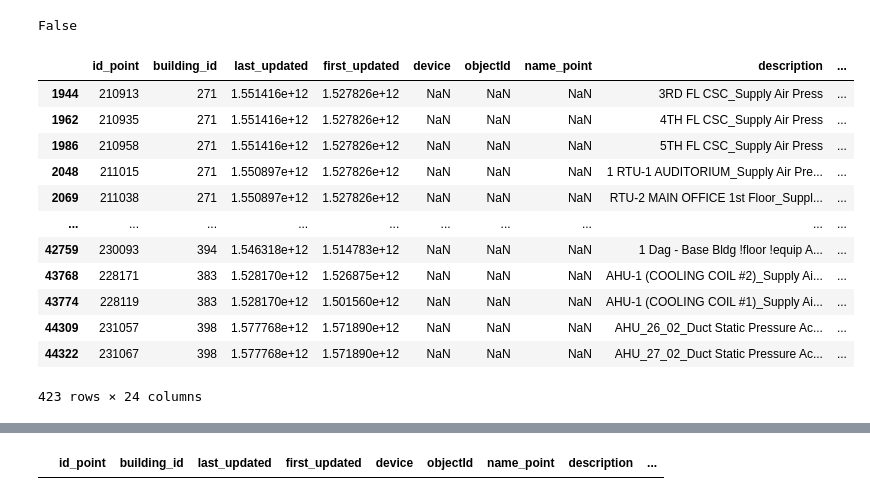
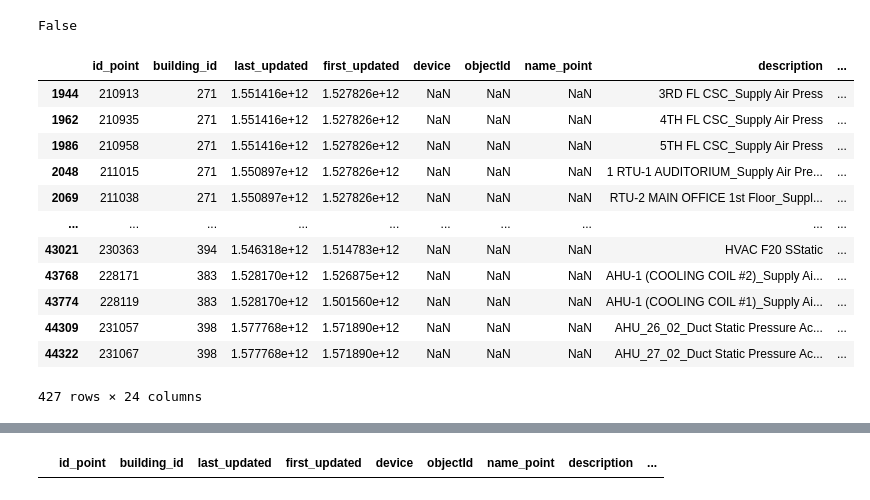
Before and after one commit to PengkunLiu/RTEM_CMU, a Jupyter notebook: RTEM Jupyter Notebook/data-analysis.ipynb, the cells around one changed output, grey strips where cells are left out. Drawn from its saved outputs; the diff is of its cells as text; code cells hidden in the pictures.

```diff
--- a/RTEM Jupyter Notebook/data-analysis.ipynb
+++ b/RTEM Jupyter Notebook/data-analysis.ipynb
@@ -80,17 +82,17 @@ False
 # %%
-SASP_mat_data = ahu_data[(ahu_data.type == "Supply Air Static Pressure")]
+SASP_mat_data = metadata[(metadata.type == "Supply Air Static Pressure")]
 SASP_mat_data
 # %% [output]
 |  | id_point | building_id | last_updated | first_updated | device | objectId | name_point | description | ... |
 | 1944 | 210913 | 271 | 1.551416e+12 | 1.527826e+12 | NaN | NaN | NaN | 3RD FL CSC_Supply Air Press | ... |
 | 1962 | 210935 | 271 | 1.551416e+12 | 1.527826e+12 | NaN | NaN | NaN | 4TH FL CSC_Supply Air Press | ... |
 | 1986 | 210958 | 271 | 1.551416e+12 | 1.527826e+12 | NaN | NaN | NaN | 5TH FL CSC_Supply Air Press | ... |
 | 2048 | 211015 | 271 | 1.550897e+12 | 1.527826e+12 | NaN | NaN | NaN | 1 RTU-1 AUDITORIUM_Supply Air Pre... | ... |
 | 2069 | 211038 | 271 | 1.550897e+12 | 1.527826e+12 | NaN | NaN | NaN | RTU-2 MAIN OFFICE 1st Floor_Suppl... | ... |
 | ... | ... | ... | ... | ... | ... | ... | ... | ... | ... |
-| 42759 | 230093 | 394 | 1.546318e+12 | 1.514783e+12 | NaN | NaN | NaN | 1 Dag - Base Bldg !floor !equip A... | ... |
+| 43021 | 230363 | 394 | 1.546318e+12 | 1.514783e+12 | NaN | NaN | NaN | HVAC F20 SStatic | ... |
 | 43768 | 228171 | 383 | 1.528170e+12 | 1.526875e+12 | NaN | NaN | NaN | AHU-1 (COOLING COIL #2)_Supply Ai... | ... |
 | 43774 | 228119 | 383 | 1.528170e+12 | 1.501560e+12 | NaN | NaN | NaN | AHU-1 (COOLING COIL #1)_Supply Ai... | ... |
 | 44309 | 231057 | 398 | 1.577768e+12 | 1.571890e+12 | NaN | NaN | NaN | AHU_26_02_Duct Static Pressure Ac... | ... |
 | 44322 | 231067 | 398 | 1.577768e+12 | 1.571890e+12 | NaN | NaN | NaN | AHU_27_02_Duct Static Pressure Ac... | ... |
-423 rows × 24 columns
+427 rows × 24 columns
```
Also changed, not shown: parts of 41 cells of this notebook, 3 other files.
